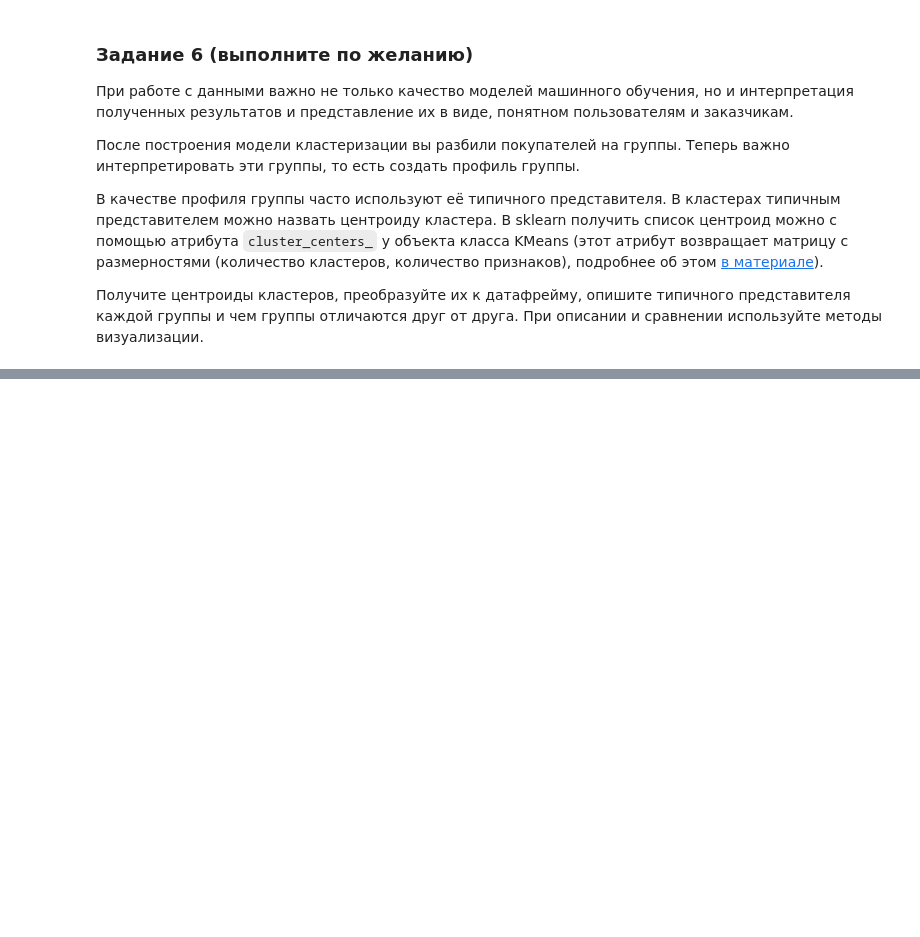
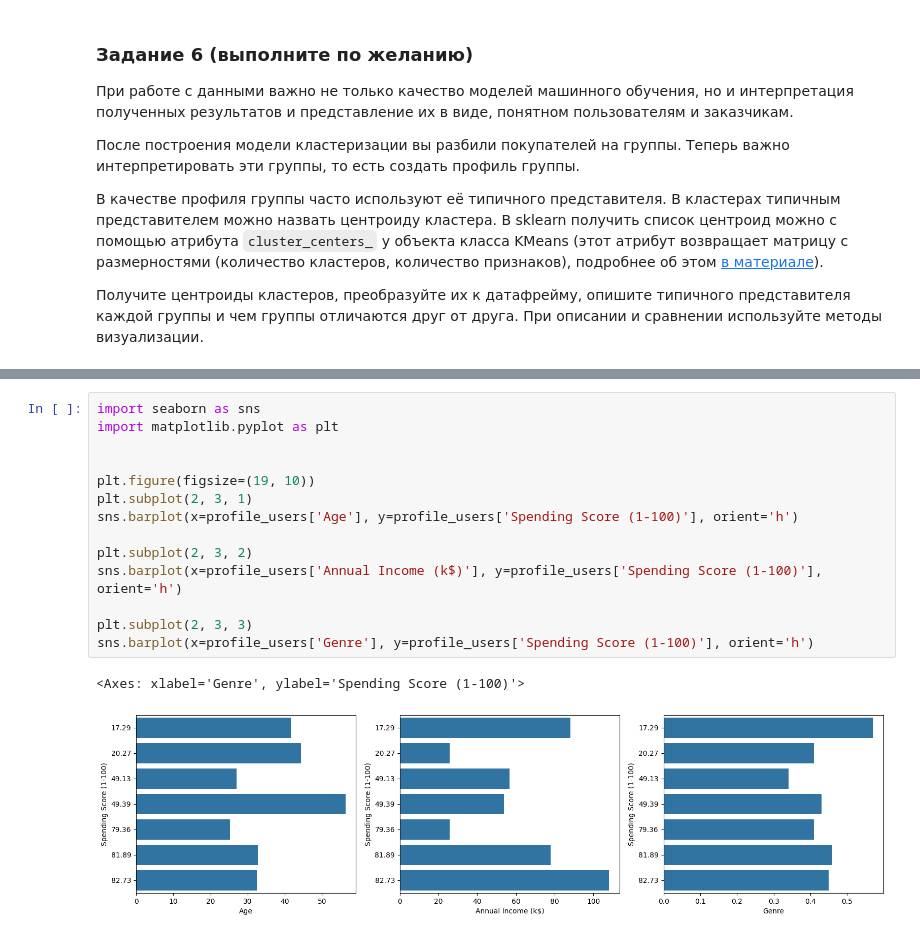
Before and after one commit to IgorKolotushkin/machine_learning_ds, a Jupyter notebook: hw10/Практическая работа. Кластеризация. Метод k-средних.ipynb, the cells around one changed output, grey strips where cells are left out. Cells and saved outputs as stored; diff of their text form; blank space fills up the shorter version.

```diff
--- a/hw10/Практическая работа. Кластеризация. Метод k-средних.ipynb
+++ b/hw10/Практическая работа. Кластеризация. Метод k-средних.ipynb
@@ -279,0 +212,17 @@ profile_users
+# %%
+import seaborn as sns
+import matplotlib.pyplot as plt
+
+
+plt.figure(figsize=(19, 10))
+plt.subplot(2, 3, 1)
+sns.barplot(x=profile_users['Age'], y=profile_users['Spending Score (1-100)'], orient='h')
+
+plt.subplot(2, 3, 2)
+sns.barplot(x=profile_users['Annual Income (k$)'], y=profile_users['Spending Score (1-100)'], orient='h')
+
+plt.subplot(2, 3, 3)
+sns.barplot(x=profile_users['Genre'], y=profile_users['Spending Score (1-100)'], orient='h')
+# %% [output]
+<Axes: xlabel='Genre', ylabel='Spending Score (1-100)'>
+[figure, added]
```
Also changed, not shown: parts of 19 cells of this notebook.
